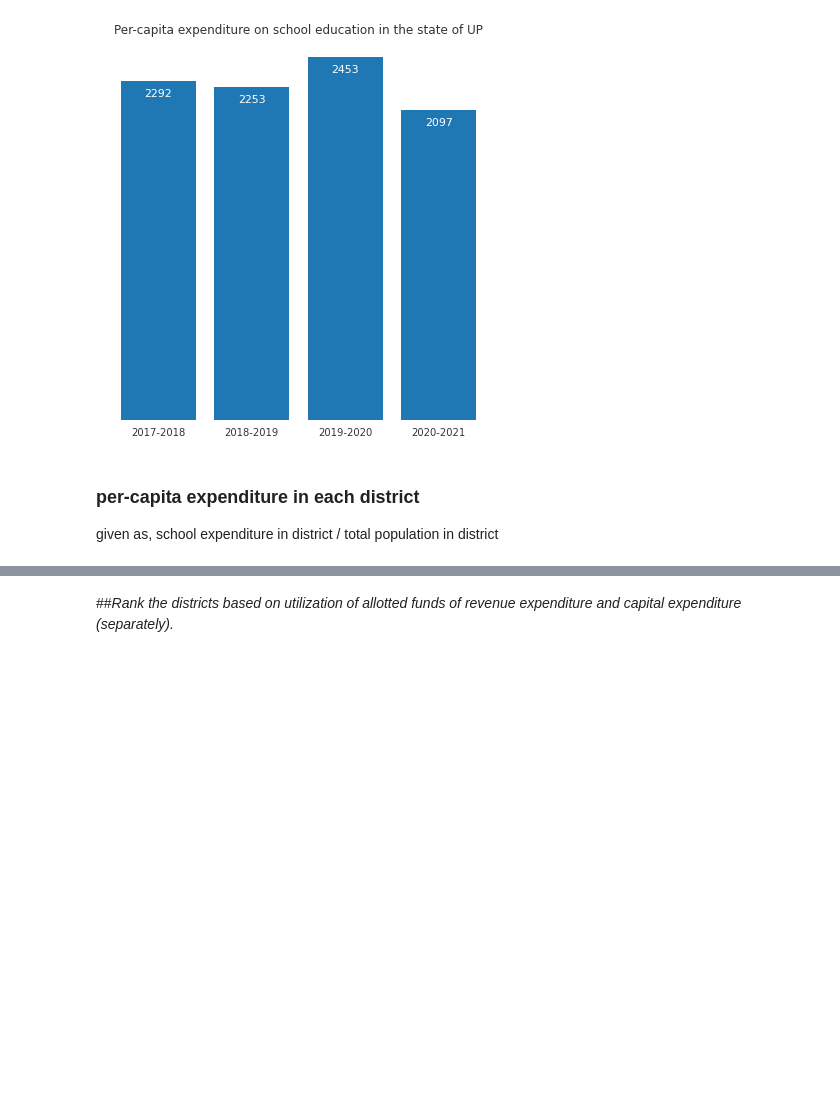
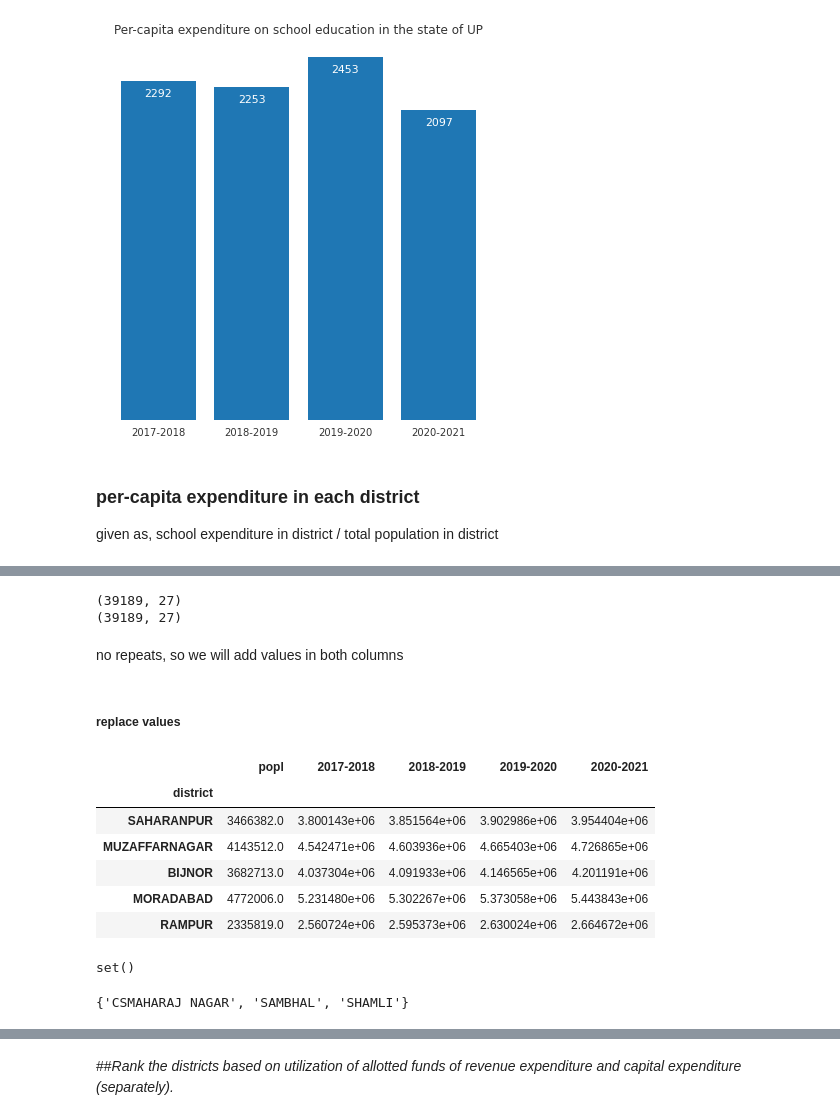
Before and after one commit to akhil7philip/School_Expenditure_in_UP, a Jupyter notebook: Assignment_CivicDataLab_Akhil.ipynb, the cells around one changed output, grey strips where cells are left out. Drawn from its saved outputs; the diff is of its cells as text; code cells hidden in the pictures; blank space fills up the shorter version.

```diff
--- a/Assignment_CivicDataLab_Akhil.ipynb
+++ b/Assignment_CivicDataLab_Akhil.ipynb
@@ -958,0 +1060,73 @@ given as, school expenditure in district / total population in district
+# %%
+copy = school_edu.copy()
+
+copy.Treasury = copy.Treasury.replace({'ALLAHABAD II':'ALLAHABAD'})
+print(copy.shape)
+copy = copy.drop_duplicates(keep='first')
+print(copy.shape)
+# %% [output]
+(39189, 27)
+(39189, 27)
+# %% [markdown]
+no repeats, so we will add values in both columns
+# %% [markdown]
+##### replace values
+# %%
+# values to be renamed from both the above columns
+renamed_columns = {'ALLAHABAD':'PRAYAGRAJ (ALLAHABAD)',
+                   'ALLAHABAD II':'PRAYAGRAJ (ALLAHABAD)',
+                   'AMBEDKARNAGAR':'AMBEDKAR NAGAR',
+                   'FAIZABAD':'AYODHYA (FAIZABAD)',
+                   'AYODHYA':'AYODHYA (FAIZABAD)',
+                   'BADAUN':'BUDAUN (BADAUN)',
+                   'BUDAUN':'BUDAUN (BADAUN)',
+                   'BAGHPAT':'BAGHPAT SADAR',
+                   'BARABANKI':'BARA BANKI',
+                   'BHADOHI':'SANT RAVIDAS NAGAR (BHADOHI)',
+                   'G.B.NAGAR':'GAUTAM BUDDHA NAGAR',
+                   'MAHAMAYA NAGAR':'HATHRAS (MAHAMAYA NAGAR)',
+                   'HATHRAS':'HATHRAS (MAHAMAYA NAGAR)',
+                   'J.P.NAGAR':'JYOTIBA PHULE NAGAR',
+                   'JHANSI-MAIN':'JHANSI',
+                   'KANSHIRAM NAGAR':'KANSHI RAM NAGAR',
+                   'KUSHINAGAR':'KUSHI NAGAR',
+                   'LUCKNOW COLL.':'LUCKNOW',
+                   'LUCKNOW-JB':'LUCKNOW',
+                   'MAHRAJGANJ':'MAHARAJGANJ',
+                   'MEERUT':'MEERUT SADAR',
+                   'ORAI':'JALAUN',
+                   'PRAYAGRAJ-CIV':'PRAYAGRAJ (ALLAHABAD)',
+                   'PRAYAGRAJ-COLL':'PRAYAGRAJ (ALLAHABAD)',
+                   'RAEBARELI':'RAE BARELI',
+                   'SADAR TRY-HMRPR':'HAMIRPUR',
+                   'SANT KABIR NAGR':'SANT KABIR NAGAR',
+                   'SIDDHARTHNAGAR':'SIDDHARTH NAGAR',
+                   'SRAWASTI':'SHRAWASTI',
+                   'TRY.SONBHADRA':'SONBHADRA',
+                   'UNNAO TREASURY':'UNNAO'
+                   }
+# %%
+# replace values
+dist_popl.district = dist_popl.district.replace(renamed_columns)
+school_edu.Treasury = school_edu.Treasury.replace(renamed_columns)
+# %%
+# add values
+dist_popl.set_index('district', inplace=True)
+dist_popl.loc['HAPUR'] = [1328322, *proj_popl(1328322)]
+dist_popl.head()
+# %% [output]
+|  | popl | 2017-2018 | 2018-2019 | 2019-2020 | 2020-2021 |
+| district |  |  |  |  |  |
+| SAHARANPUR | 3466382.0 | 3.800143e+06 | 3.851564e+06 | 3.902986e+06 | 3.954404e+06 |
+| MUZAFFARNAGAR | 4143512.0 | 4.542471e+06 | 4.603936e+06 | 4.665403e+06 | 4.726865e+06 |
+| BIJNOR | 3682713.0 | 4.037304e+06 | 4.091933e+06 | 4.146565e+06 | 4.201191e+06 |
+| MORADABAD | 4772006.0 | 5.231480e+06 | 5.302267e+06 | 5.373058e+06 | 5.443843e+06 |
+| RAMPUR | 2335819.0 | 2.560724e+06 | 2.595373e+06 | 2.630024e+06 | 2.664672e+06 |
+# %%
+set(dist_popl.index.unique()) - set(school_edu.Treasury.unique())
+# %% [output]
+set()
+# %%
+set(school_edu.Treasury.unique()) - set(dist_popl.index.unique())
+# %% [output]
+{'CSMAHARAJ NAGAR', 'SAMBHAL', 'SHAMLI'}
```
Also changed, not shown: parts of 29 cells of this notebook.
